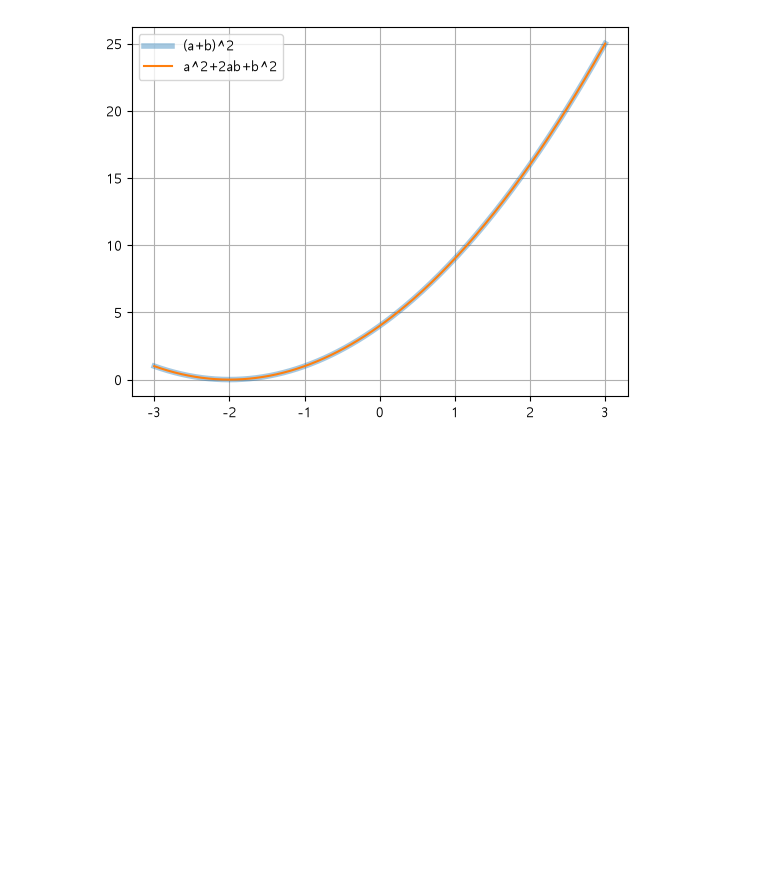
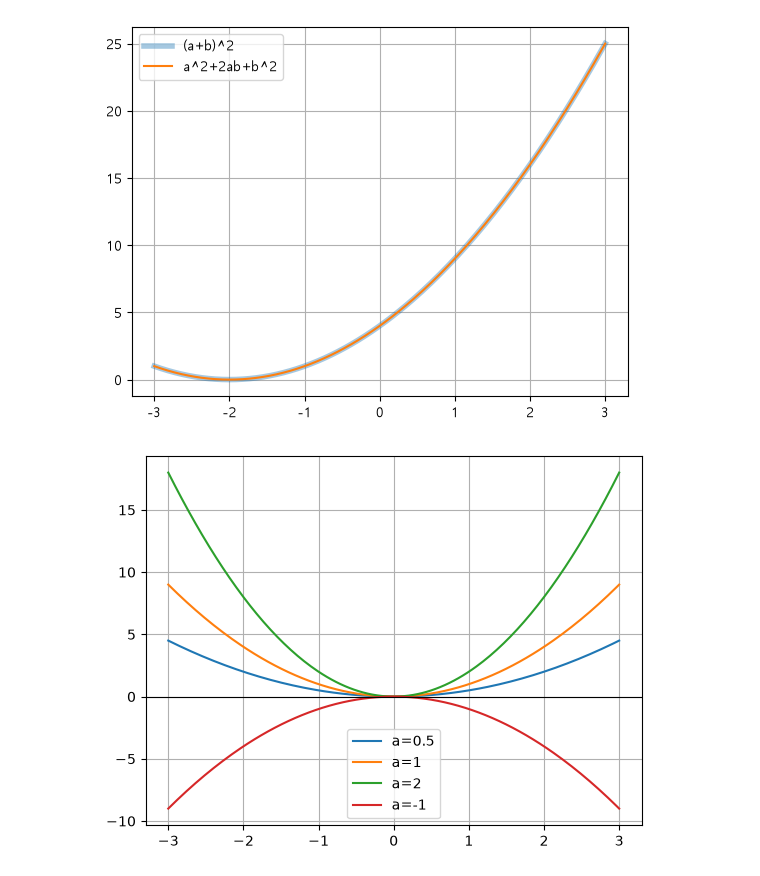
Before and after one commit to inkkadiis/python_math, a Jupyter notebook: math/01.다항식.ipynb, the cells around one changed output. Saved outputs shown, nothing was run; the diff lists cells and outputs as text; code cells hidden in the pictures; blank space fills up the shorter version.

```diff
--- a/math/01.다항식.ipynb
+++ b/math/01.다항식.ipynb
@@ -82,3 +82,18 @@ plt.plot(a, right, linewidth=1.5, label='a^2+2ab+b^2')
 plt.legend(); plt.grid(True); plt.show()
 # %% [output]
 [figure]
+# %%
+import numpy as np
+import matplotlib.pyplot as plt
+
+x= np.linspace(-3, 3, 200)
+
+for a in [0.5, 1, 2, -1]:
+    plt.plot(x, a*x**2, label=f'a={a}')
+
+plt.legend();
+plt.grid(True);
+plt.axhline(0, color='black', linewidth=0.8);
+plt.show();
+# %% [output]
+[figure, added]
```
Also changed, not shown: parts of 1 cell of this notebook.
